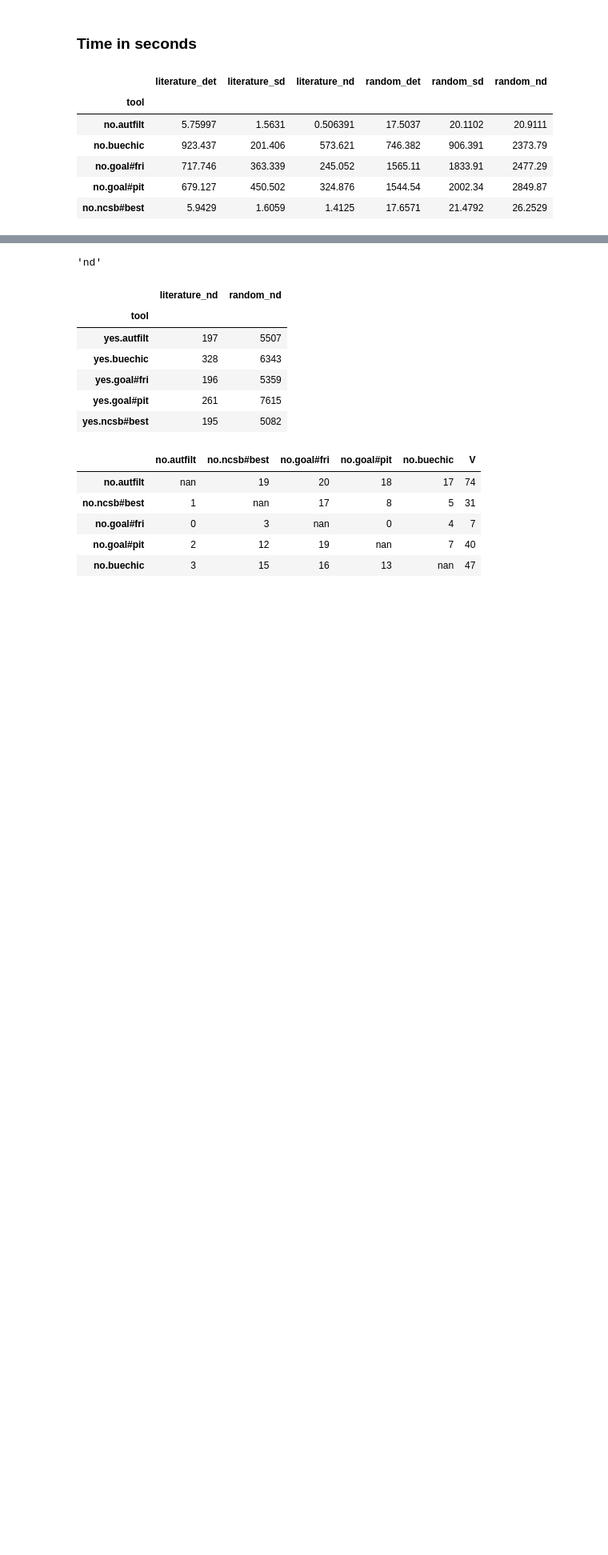
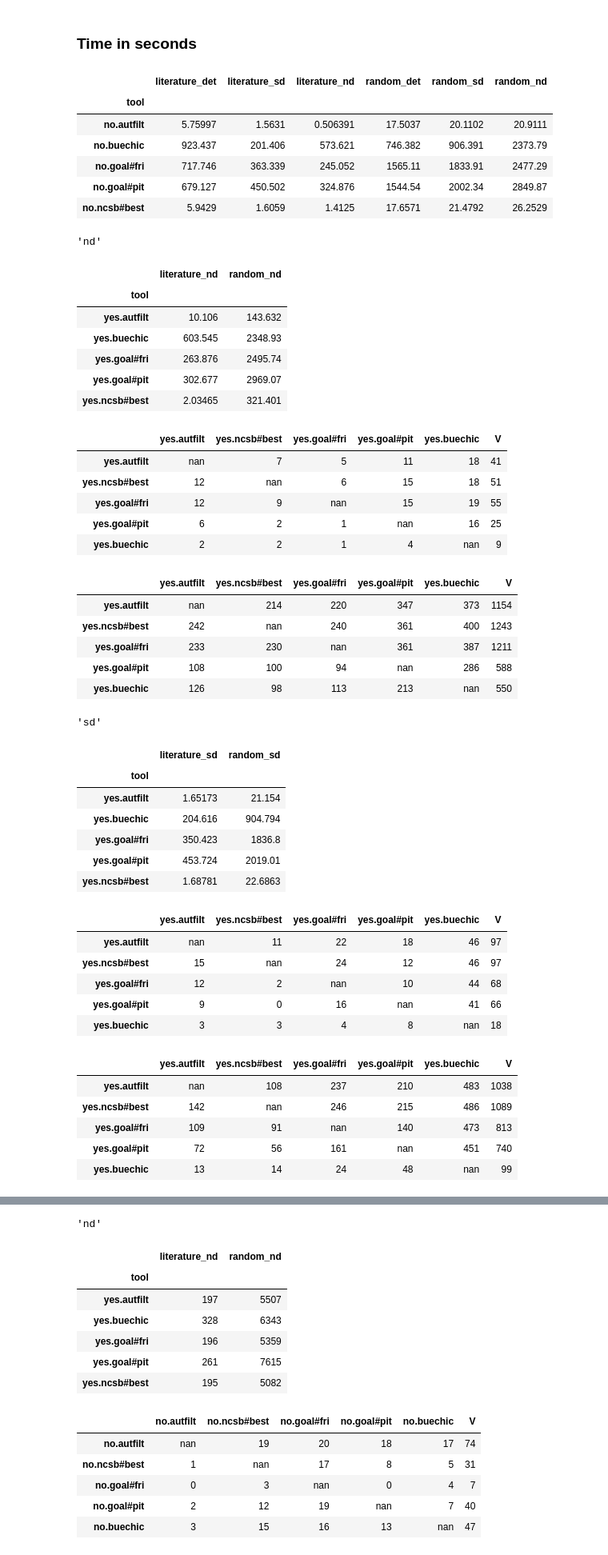
Before and after one commit to psimovec/seminator-evaluation, a Jupyter notebook: complement/Results_BA.ipynb, the cells around one changed output, grey strips where cells are left out. Shown: that part at 80% size. Saved outputs shown, nothing was run; the diff lists cells and outputs as text; code cells hidden in the pictures; blank space fills up the shorter version.

```diff
--- a/complement/Results_BA.ipynb
+++ b/complement/Results_BA.ipynb
@@ -197,3 +201,51 @@ gather_cumulative(benchmarks, col="time", tool_set=no_tools)
 | no.goal#fri | 717.746 | 363.339 | 245.052 | 1565.11 | 1833.91 | 2477.29 |
 | no.goal#pit | 679.127 | 450.502 | 324.876 | 1544.54 | 2002.34 | 2849.87 |
 | no.ncsb#best | 5.9429 | 1.6059 | 1.4125 | 17.6571 | 21.4792 | 26.2529 |
+# %%
+for t in ["nd", "sd", "det"]:
+    bench = {n: b for n, b in benchmarks.items() if n[-3:].find(t) >= 0}
+    display(t, gather_cumulative(bench, tools, col="time"))
+    for b in bench.values():
+        display(b.cross_compare(tools, col="time"))
+    print("\n\n\n")
+# %% [output]
+'nd'
+|  | literature_nd | random_nd |
+| tool |  |  |
+| yes.autfilt | 10.106 | 143.632 |
+| yes.buechic | 603.545 | 2348.93 |
+| yes.goal#fri | 263.876 | 2495.74 |
+| yes.goal#pit | 302.677 | 2969.07 |
+| yes.ncsb#best | 2.03465 | 321.401 |
+|  | yes.autfilt | yes.ncsb#best | yes.goal#fri | yes.goal#pit | yes.buechic | V |
+| yes.autfilt | nan | 7 | 5 | 11 | 18 | 41 |
+| yes.ncsb#best | 12 | nan | 6 | 15 | 18 | 51 |
+| yes.goal#fri | 12 | 9 | nan | 15 | 19 | 55 |
+| yes.goal#pit | 6 | 2 | 1 | nan | 16 | 25 |
+| yes.buechic | 2 | 2 | 1 | 4 | nan | 9 |
+|  | yes.autfilt | yes.ncsb#best | yes.goal#fri | yes.goal#pit | yes.buechic | V |
+| yes.autfilt | nan | 214 | 220 | 347 | 373 | 1154 |
+| yes.ncsb#best | 242 | nan | 240 | 361 | 400 | 1243 |
+| yes.goal#fri | 233 | 230 | nan | 361 | 387 | 1211 |
+| yes.goal#pit | 108 | 100 | 94 | nan | 286 | 588 |
+| yes.buechic | 126 | 98 | 113 | 213 | nan | 550 |
+'sd'
+|  | literature_sd | random_sd |
+| tool |  |  |
+| yes.autfilt | 1.65173 | 21.154 |
+| yes.buechic | 204.616 | 904.794 |
+| yes.goal#fri | 350.423 | 1836.8 |
+| yes.goal#pit | 453.724 | 2019.01 |
+| yes.ncsb#best | 1.68781 | 22.6863 |
+|  | yes.autfilt | yes.ncsb#best | yes.goal#fri | yes.goal#pit | yes.buechic | V |
+| yes.autfilt | nan | 11 | 22 | 18 | 46 | 97 |
+| yes.ncsb#best | 15 | nan | 24 | 12 | 46 | 97 |
+| yes.goal#fri | 12 | 2 | nan | 10 | 44 | 68 |
+| yes.goal#pit | 9 | 0 | 16 | nan | 41 | 66 |
+| yes.buechic | 3 | 3 | 4 | 8 | nan | 18 |
+|  | yes.autfilt | yes.ncsb#best | yes.goal#fri | yes.goal#pit | yes.buechic | V |
+| yes.autfilt | nan | 108 | 237 | 210 | 483 | 1038 |
+| yes.ncsb#best | 142 | nan | 246 | 215 | 486 | 1089 |
+| yes.goal#fri | 109 | 91 | nan | 140 | 473 | 813 |
+| yes.goal#pit | 72 | 56 | 161 | nan | 451 | 740 |
+| yes.buechic | 13 | 14 | 24 | 48 | nan | 99 |
```
Also changed, not shown: parts of 9 cells of this notebook, 2 other files.
